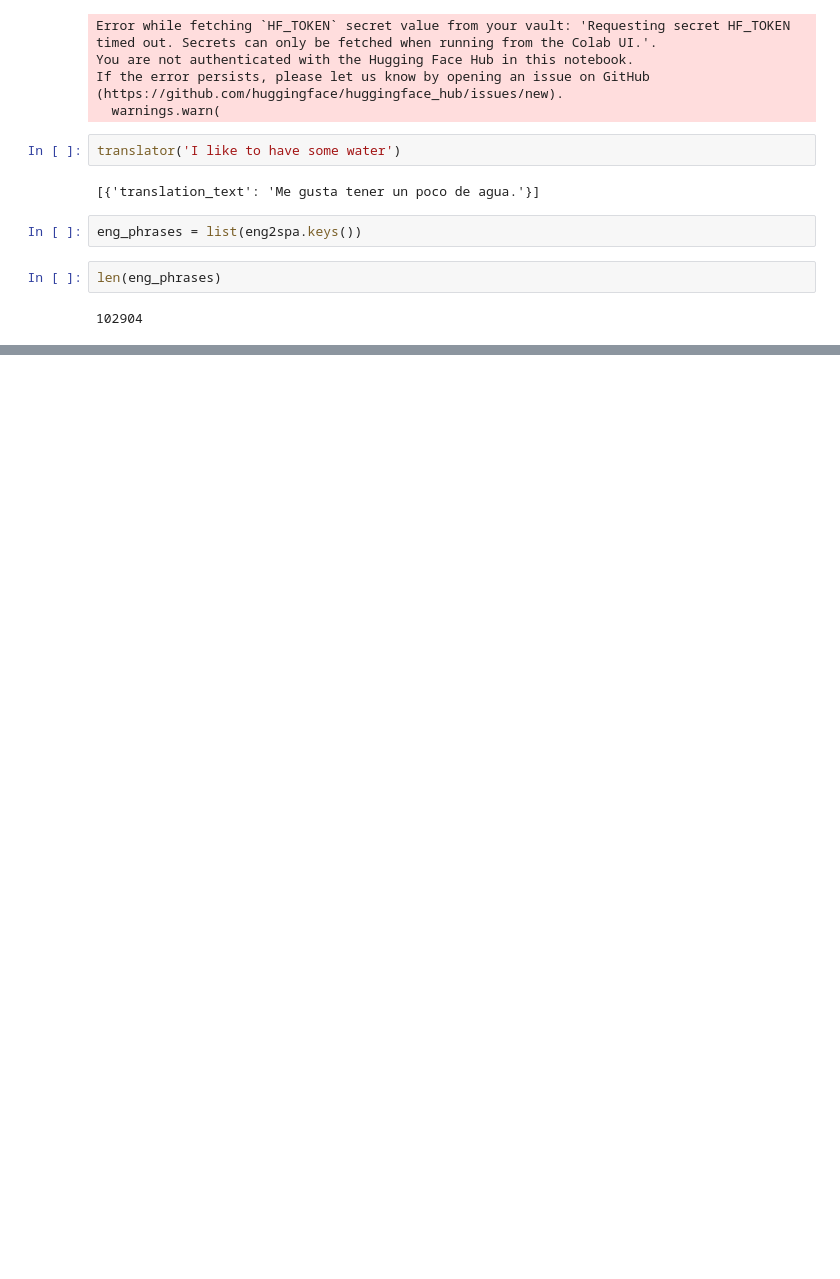
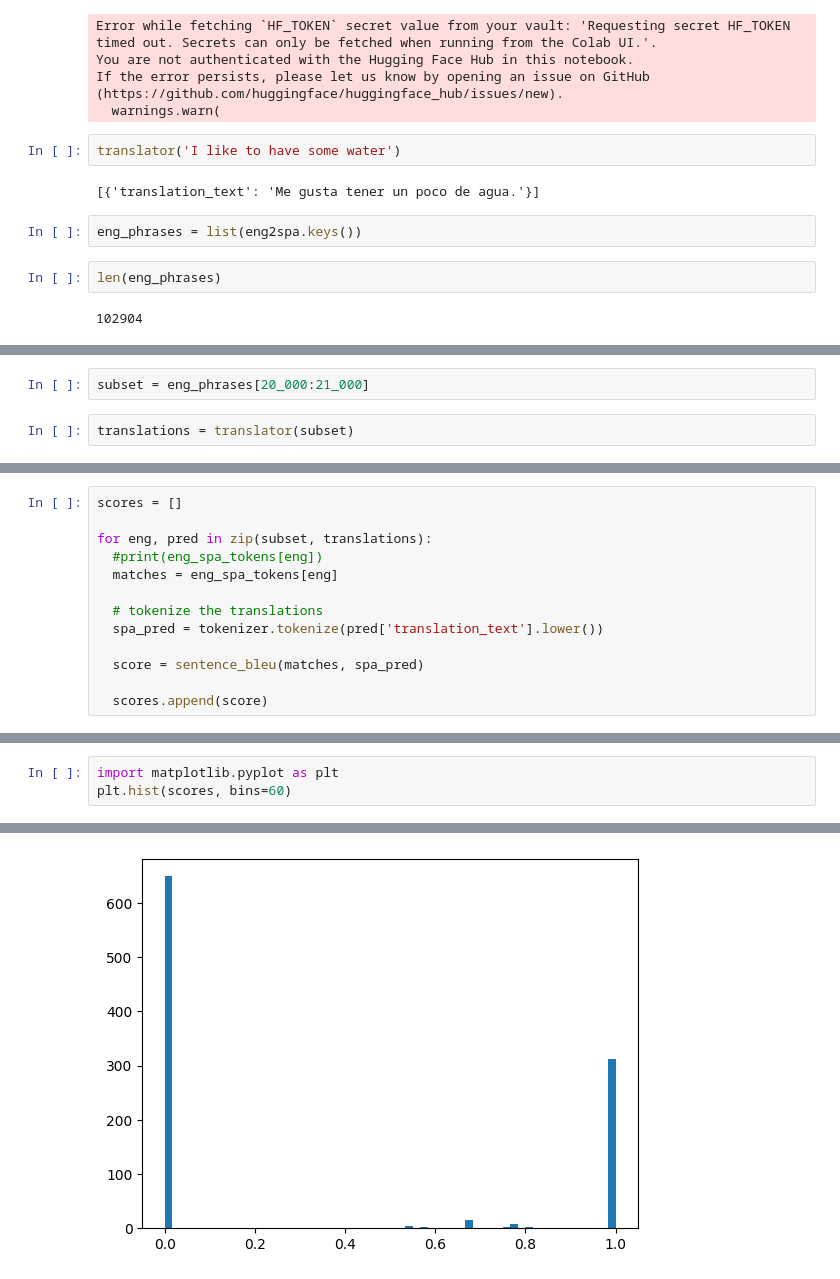
Before and after one commit to thanga-v2/Transformers, a Jupyter notebook: Eng_Spa_Translation.ipynb, the cells around one changed output, grey strips where cells are left out. Cells and saved outputs as stored; diff of their text form; blank space fills up the shorter version.

```diff
--- a/Eng_Spa_Translation.ipynb
+++ b/Eng_Spa_Translation.ipynb
@@ -240,0 +243,4 @@ len(eng_phrases)
+# %%
+subset = eng_phrases[20_000:21_000]
+# %%
+translations = translator(subset)
@@ -240,0 +250,13 @@ len(eng_phrases)
+# %%
+scores = []
+
+for eng, pred in zip(subset, translations):
+  #print(eng_spa_tokens[eng])
+  matches = eng_spa_tokens[eng]
+
+  # tokenize the translations
+  spa_pred = tokenizer.tokenize(pred['translation_text'].lower())
+
+  score = sentence_bleu(matches, spa_pred)
+
+  scores.append(score)
@@ -240,0 +279,4 @@ len(eng_phrases)
+# %%
+import matplotlib.pyplot as plt
+plt.hist(scores, bins=60)
+# %% [output]
@@ -240,0 +303 @@ len(eng_phrases)
+[figure, added]
```
Also changed, not shown: parts of 4 cells of this notebook.
